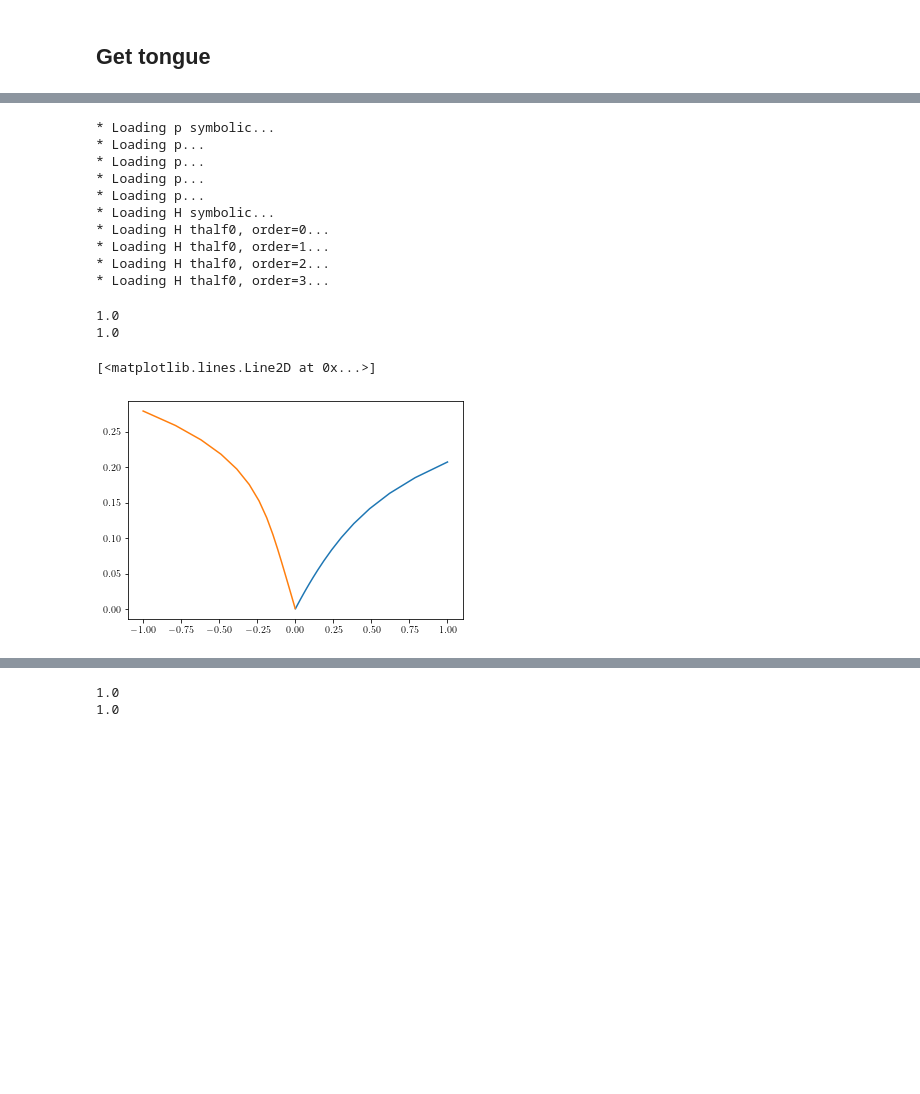
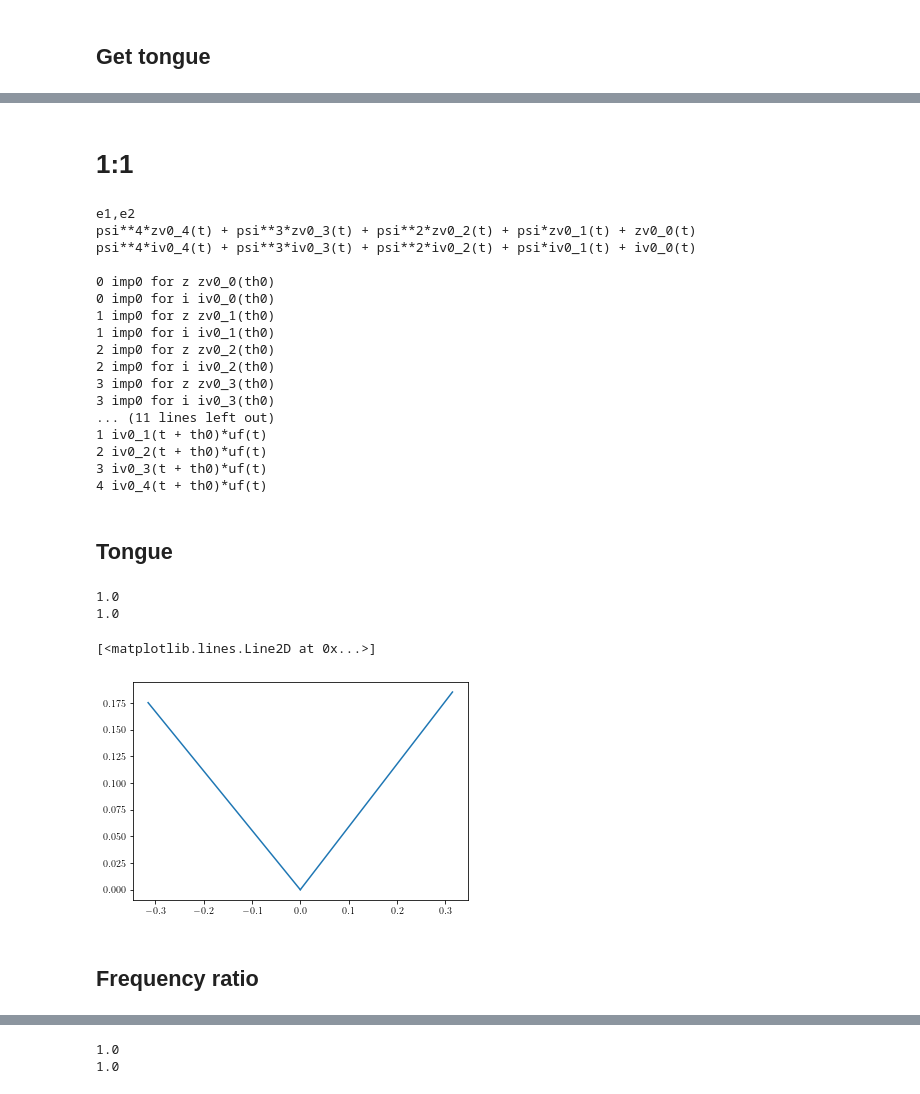
Before and after one commit to youngmp/nm, a Jupyter notebook: jupyter/check_tongues_thal1.ipynb, the cells around one changed output, grey strips where cells are left out. Drawn from its saved outputs; the diff is of its cells as text; code cells hidden in the pictures; blank space fills up the shorter version.

```diff
--- a/jupyter/check_tongues_thal1.ipynb
+++ b/jupyter/check_tongues_thal1.ipynb
@@ -84,17 +159,0 @@ def ct_full(t,y,eps,pd1,pd2,del1,system2):
-# %%
-x = np.linspace(0,2*np.pi,1000)
-def pl_exist(eps,del1,system1):
-    h = ct_redu(0,x,eps,system1,del1)
-    #for i in range(system1.miter):
-    #    h += eps_val**(i+1)*(system1.h['lam'][i](x))
-    # get all zeros
-
-    z1 = x[1:][(h[1:]>0)*(h[:-1]<=0)]
-    z2 = x[1:][(h[1:]<0)*(h[:-1]>=0)]
-    if eps == 0:
-        return -1
-
-    if len(z1)+len(z2) > 0:
-        return 1
-    else:
-        return -1
@@ -135,5 +261,4 @@ def get_phase(sol_full,skipn,system1):
 # %%
-system11a = rsp(pardict=copy.deepcopy(pd1),**copy.deepcopy(kws1))
-system11b = rsp(pardict=copy.deepcopy(pd2),**copy.deepcopy(kws2))
+system1 = rsp(pardict=pd1,**kws1)
 # %% [output]
 * Loading LC data...
@@ -156,34 +273,46 @@ dx=7.47e-07, al=6.83e-01
+# %% [markdown]
+# 1:1
 # %%
-a = nmc(system11a,system11b,
-        #recompute_list=['p_cglf0','h_cglf0','p_data_cglf0','h_data_cglf0'],
-        #recompute_list=recompute_list,
-        _n=('om0',1),_m=('om1',1),
-        NP=500,NH=500)
+a11 = nmc(system1,None,
+          #recompute_list=recompute_list,
+          # recompute_list=['k_thalf0'],
+          _n=('om0',1),_m=('om1',1),
+          NP=500,NH=500)
 # %% [output]
-* Loading p symbolic...
-* Loading p...
-* Loading p...
-* Loading p...
-* Loading p...
-* Loading H symbolic...
-* Loading H thalf0, order=0...
-* Loading H thalf0, order=1...
-* Loading H thalf0, order=2...
-* Loading H thalf0, order=3...
+e1,e2
+psi**4*zv0_4(t) + psi**3*zv0_3(t) + psi**2*zv0_2(t) + psi*zv0_1(t) + zv0_0(t)
+psi**4*iv0_4(t) + psi**3*iv0_3(t) + psi**2*iv0_2(t) + psi*iv0_1(t) + iv0_0(t)
+
+0 imp0 for z zv0_0(th0)
+0 imp0 for i iv0_0(th0)
+1 imp0 for z zv0_1(th0)
+1 imp0 for i iv0_1(th0)
+2 imp0 for z zv0_2(th0)
+2 imp0 for i iv0_2(th0)
+3 imp0 for z zv0_3(th0)
+3 imp0 for i iv0_3(th0)
+... (11 lines left out)
+1 iv0_1(t + th0)*uf(t)
+2 iv0_2(t + th0)*uf(t)
+3 iv0_3(t + th0)*uf(t)
+4 iv0_4(t + th0)*uf(t)
+# %% [markdown]
+## Tongue
 # %%
 #dtemp = np.linspace(-1,1,51)
-d1 = np.linspace(-10,0,30)
-#dtemp = np.linspace(-1e-3,1e-3,31)
+d1 = np.linspace(-15,0,10)
 
-del_list_11a,ve_list_11a = get_tongue(2**d1,system11a,deps=.001,max_eps=1)
-del_list_11b,ve_list_11b = get_tongue(-2**d1,system11a,deps=.001,max_eps=1)
+del_list_11a,ve_list_11a = get_tongue(2**d1,a11,deps=.01,max_eps=.2)
+del_list_11b,ve_list_11b = get_tongue(-2**d1,a11,deps=.01,max_eps=.2)
 # %% [output]
 1.0
 1.0
 # %%
 fig,axs = plt.subplots()
-axs.plot(del_list_11a,ve_list_11a)
-axs.plot(del_list_11b,ve_list_11b)
+axs.plot(del_list_11a,ve_list_11a,color='tab:blue')
+axs.plot(del_list_11b,ve_list_11b,color='tab:blue')
 # %% [output]
 [<matplotlib.lines.Line2D at 0x...>]
-[figure, old version]
+[figure, new version]
+# %% [markdown]
+## Frequency ratio
```
Also changed, not shown: parts of 144 cells of this notebook, 8 other files.
